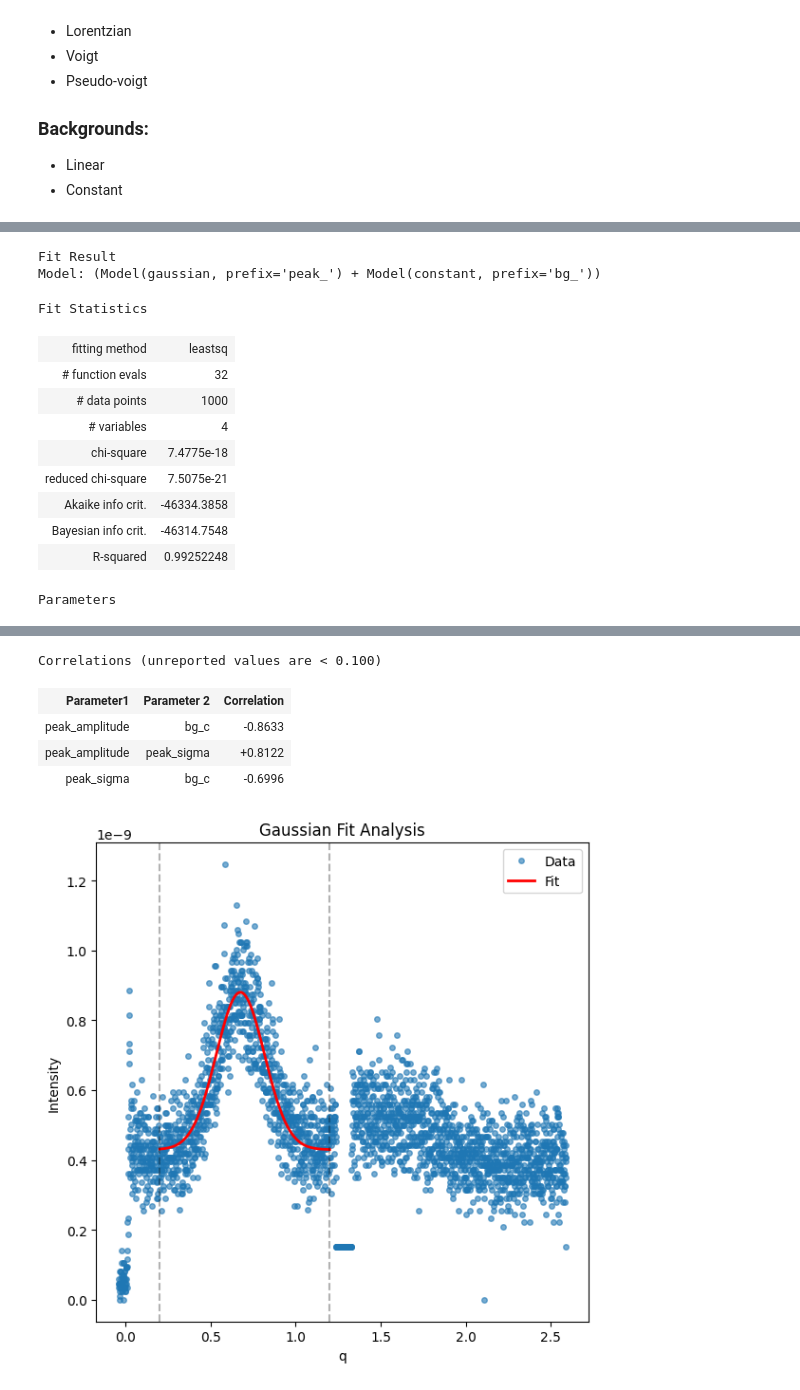
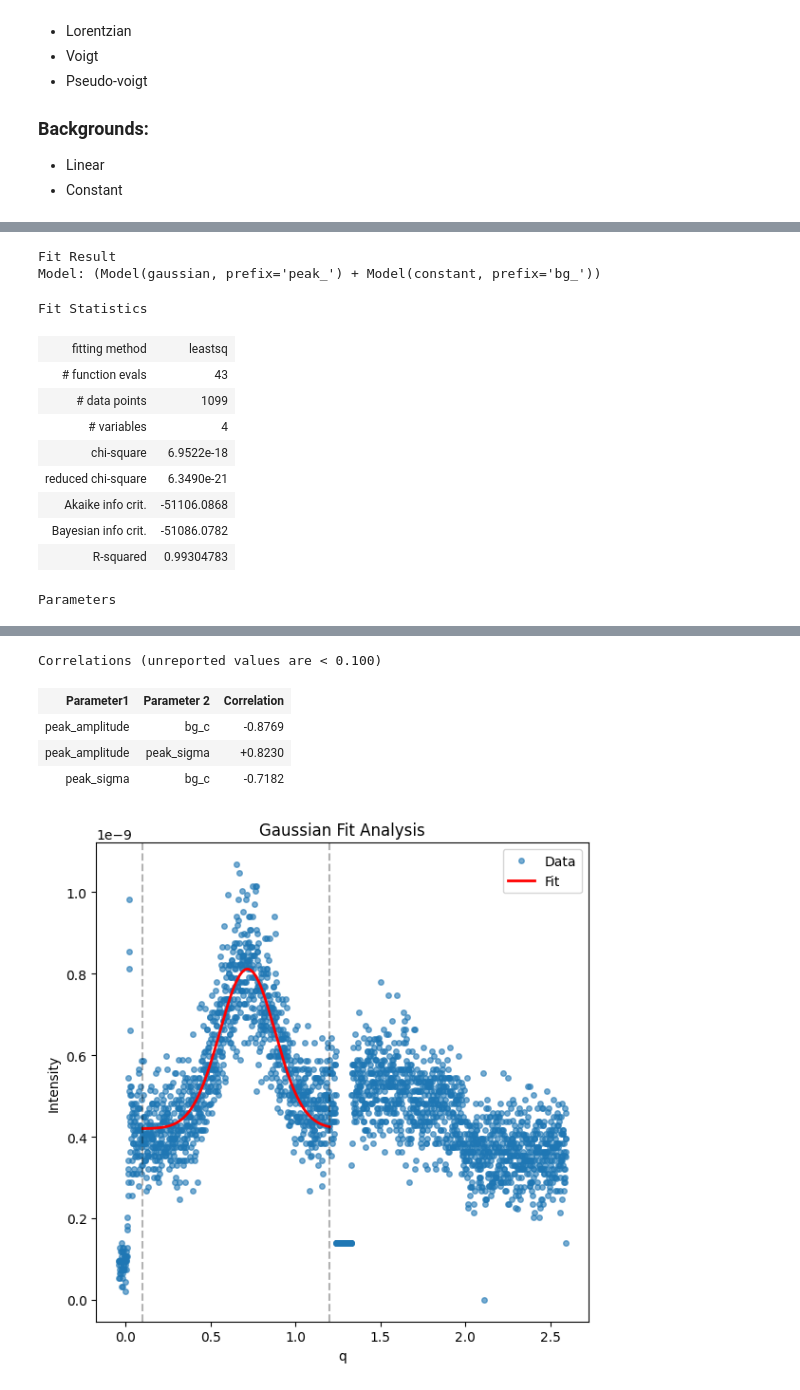
Before and after one commit to chelberserker/GID_ID10, a Jupyter notebook: GID_ls3582.ipynb, the cells around one changed output, grey strips where cells are left out. Cells and saved outputs as stored; diff of their text form; code cells hidden in the pictures.

```diff
--- a/GID_ls3582.ipynb
+++ b/GID_ls3582.ipynb
@@ -10,10 +10,12 @@ import os
 FileDir = '/media/egor/82ACE81CACE80D0B/ls3582/id10-surf/20251120/RAW_DATA/DPPC_0PS/DPPC_0PS_0002/'
 FileName = 'DPPC_0PS_0002.h5'
 
-ScanN_list = [25]
+SavingDir = FileDir.replace('RAW_DATA', 'PROCESSED_DATA')  ### optional. If this argument is not given to the class, data will be saved in the folder where the script runs
+
+ScanN_list = [19]
 file = FileDir+FileName
 # %%
-gid = GID(file, ScanN_list, PX0=50, PPD=198.5, mythen_gap=90, I0=2e12)
+gid = GID(file, ScanN_list, PX0=50, PPD=198.5, mythen_gap=90, alpha_i_name='mu', I0=2e12, saving_dir=SavingDir)
 gid.plot_quick_analysis(save=True)
 # %% [output]
 Start loading data.
@@ -76,6 +78,6 @@ plt.plot(new_qz, new_qz_cut, 'o', alpha=0.8)
 + Linear
 + Constant
 # %%
-gid.analyze_peak(*gid.get_qz_cut(1.25, 1.4), limits=(0.2, 1.2), model='gaussian', background='constant', filename_prefix='qz_fit_result', save=True)
+gid.analyze_peak(*gid.get_qz_cut(1.25, 1.4), limits=(0.1, 1.2), model='gaussian', background='constant', filename_prefix=f'qz_fit_result_pi_{gid.Pi}', save=True)
 # %% [output]
 Fitting gaussian profile...
@@ -85,13 +87,13 @@ Fit Result
 Model: (Model(gaussian, prefix='peak_') + Model(constant, prefix='bg_'))
 Fit Statistics
 | fitting method | leastsq |
-| # function evals | 32 |
-| # data points | 1000 |
+| # function evals | 43 |
+| # data points | 1099 |
 | # variables | 4 |
-| chi-square | 7.4775e-18 |
-| reduced chi-square | 7.5075e-21 |
-| Akaike info crit. | -46334.3858 |
-| Bayesian info crit. | -46314.7548 |
-| R-squared | 0.99252248 |
+| chi-square | 6.9522e-18 |
+| reduced chi-square | 6.3490e-21 |
+| Akaike info crit. | -51106.0868 |
+| Bayesian info crit. | -51086.0782 |
+| R-squared | 0.99304783 |
 Parameters
 | name | value | standard error | relative error | initial value | min | max | vary | expression |
@@ -104,7 +106,7 @@ Parameters
 Correlations (unreported values are < 0.100)
 | Parameter1 | Parameter 2 | Correlation |
-| peak_amplitude | bg_c | -0.8633 |
-| peak_amplitude | peak_sigma | +0.8122 |
-| peak_sigma | bg_c | -0.6996 |
+| peak_amplitude | bg_c | -0.8769 |
+| peak_amplitude | peak_sigma | +0.8230 |
+| peak_sigma | bg_c | -0.7182 |
-[figure, old version]
+[figure, new version]
 # %%
```
Also changed, not shown: parts of 9 cells of this notebook, 1 other file.
